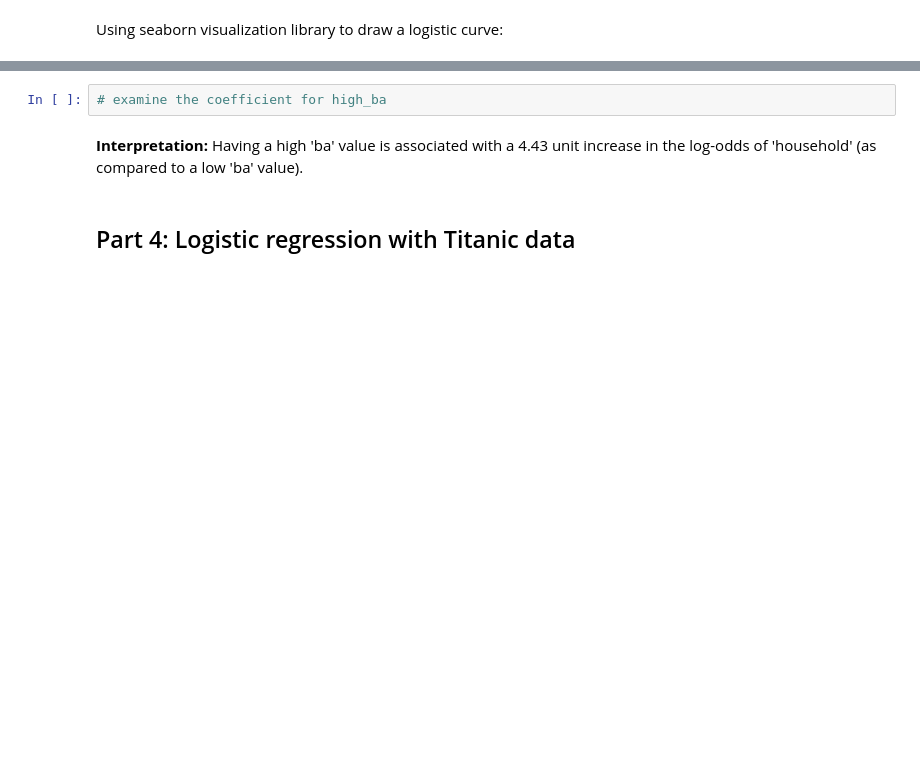
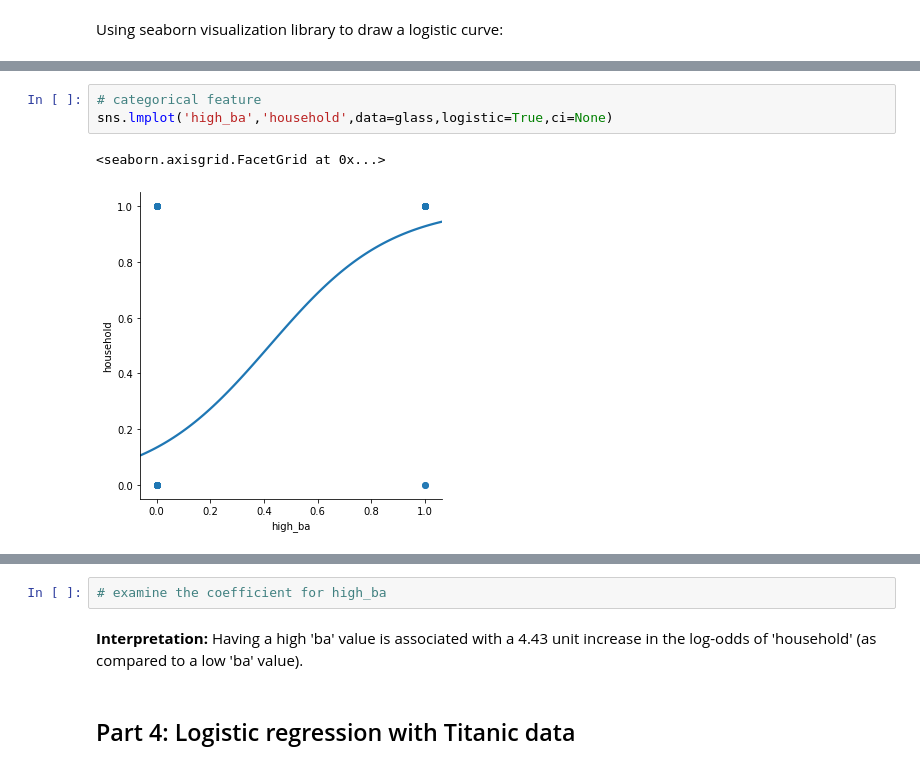
Before and after one commit to apricoteriop456/whh-python-homework, a Jupyter notebook: scikit-learn-exercises/regression-exercises/Exercise1.ipynb, the cells around one changed output, grey strips where cells are left out. Saved outputs shown, nothing was run; the diff lists cells and outputs as text; blank space fills up the shorter version.

```diff
--- a/scikit-learn-exercises/regression-exercises/Exercise1.ipynb
+++ b/scikit-learn-exercises/regression-exercises/Exercise1.ipynb
@@ -304,0 +290,6 @@ plt.xlim((-0.5,3.5))
+# %%
+# categorical feature
+sns.lmplot('high_ba','household',data=glass,logistic=True,ci=None)
+# %% [output]
+<seaborn.axisgrid.FacetGrid at 0x...>
+[figure, added]
```
Also changed, not shown: parts of 10 cells of this notebook, 2 other files.
